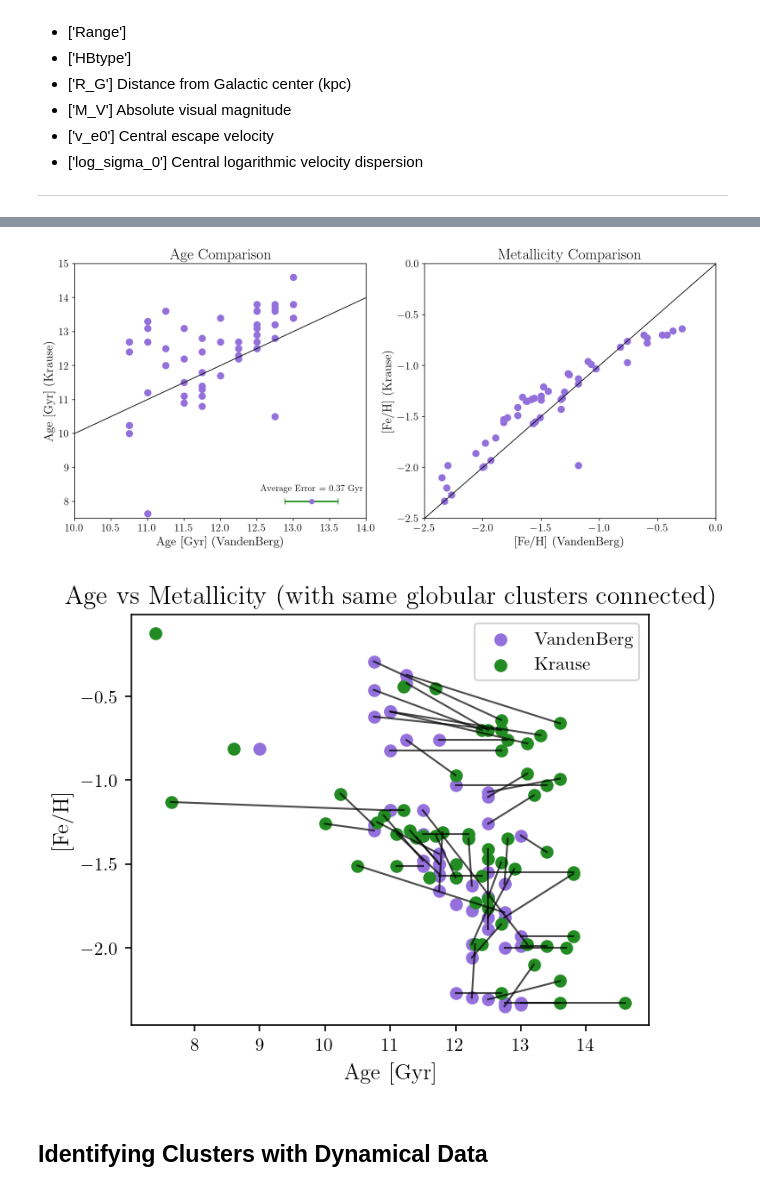
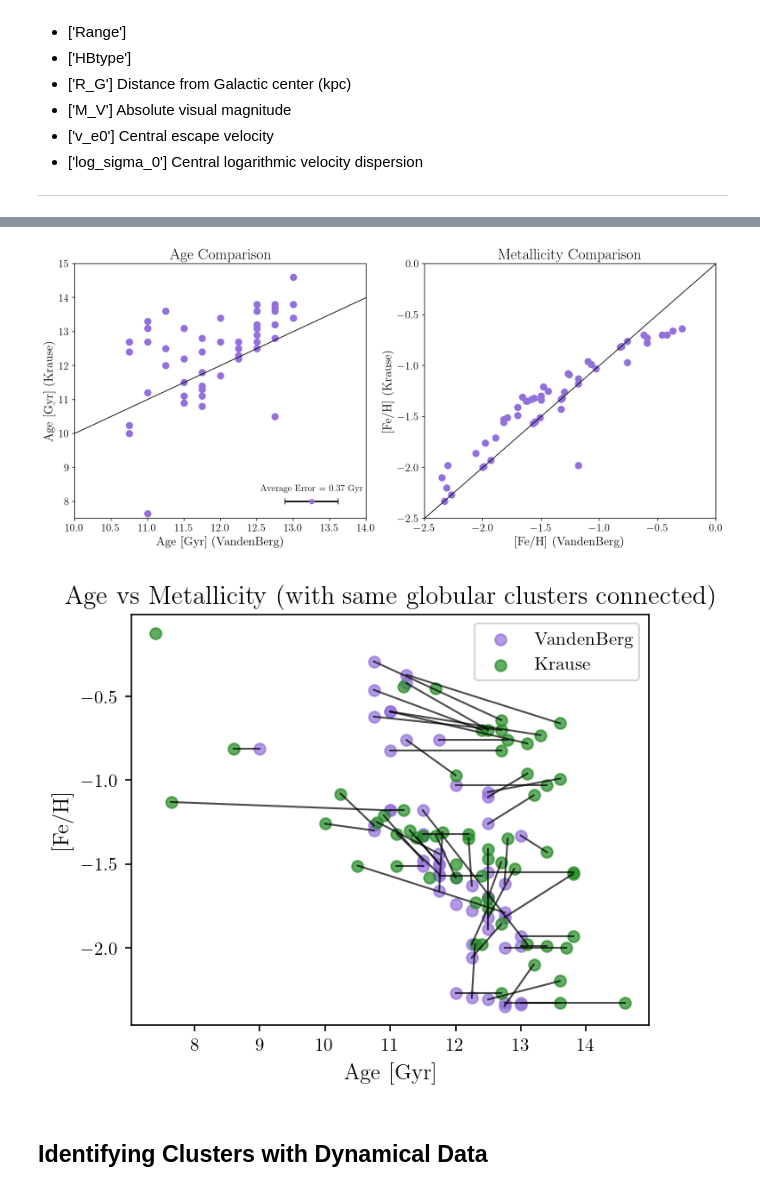
Before and after one commit to sleepdepr1ved/PHYS3116_Team, a Jupyter notebook: PHYS3116_Main_Code.ipynb, the cells around one changed output, grey strips where cells are left out. Drawn from its saved outputs; the diff is of its cells as text; code cells hidden in the pictures.

```diff
--- a/PHYS3116_Main_Code.ipynb
+++ b/PHYS3116_Main_Code.ipynb
@@ -127,14 +112,15 @@ harris_p3['Object'] = harris_p3['Object'].astype(str) # make sure object column
 harris_p3['Object'] = harris_p3['Object'].str.replace(' ', '', regex=True) # remove spaces from object names
 
 # Krause: naming already consistent
+krause.loc[krause['Object'].str.upper() == 'RUPRECHT106', 'Object'] = 'Rup106' # change Ruprecht106 to Rup106 for consistency
+krause.loc[krause['Object'].str.upper() == 'PALOMAR12', 'Object'] = 'Pal12' # change Palomar12 to Pal12 for consistency
 
 # VandenBerg: make naming consistent
 vandenberg.rename(columns={'#NGC': 'Object'}, inplace=True) # rename column to 'Object' to match other dataframes
 vandenberg['Object'] = vandenberg['Object'].astype(str) # make sure object column is string type
 vandenberg['Object'] = 'NGC' + vandenberg['Object'] # add NGC to the start of each object
-# inspect what the problematic rows look like
-mask = vandenberg['Object'].str.upper() == 'NGCXXXX'
-vandenberg.loc[mask, 'Object'] = vandenberg.loc[mask, 'Name'].astype(str)
+vandenberg.loc[vandenberg['Object'].str.upper() == 'NGCXXXX', 'Object'] = vandenberg.loc[vandenberg['Object'].str.upper() == 'NGCXXXX', 'Name'].astype(str) # change NGCXXXX to the Name column for those objects
+vandenberg.loc[vandenberg['Object'].str.upper() == 'TER8', 'Object'] = 'Terzan8' # change Ter8 to Terzan8 for consistency
 # %%
 # merge data frames
 merged_all = pd.merge(harris_p1, harris_p3, on='Object')
@@ -150,7 +136,7 @@ axes[0].plot([10, 15], [10, 15], c='black', linestyle='-', lw=1, label='1:1 Line
 
 # add a representative error bar in corner
 errorbar = merged_all['Age_err'].mean()  # average error
-axes[0].errorbar(13.25, 8, xerr=errorbar, marker='o', color='mediumpurple', ecolor='forestgreen', capsize=4, lw=2)
+axes[0].errorbar(13.25, 8, xerr=errorbar, marker='o', color='mediumpurple', ecolor='k', capsize=4, lw=2)
 axes[0].text(13.25, 8.3, f'Average Error = {errorbar:.2f} Gyr', fontsize=12, ha='center') # error bar text
 
 axes[0].set_xlabel('Age [Gyr] (VandenBerg)', fontsize=16)
@@ -172,27 +158,27 @@ axes[1].tick_params(axis='both', which='major', labelsize=14)
 
 plt.show()
 # %% [output]
-[figure, old version]
+[figure, new version]
 # %%
 # Age-metallicity plot with data from VandenBerg and Krause with lines connecting matching objects
 plt.figure(figsize=(5, 4))
-plt.scatter(vandenberg['Age'], vandenberg['FeH'], marker='o', c='mediumpurple', label='VandenBerg')
-plt.scatter(krause['Age'], krause['FeH'], marker='o', c='forestgreen', label='Krause')
+plt.scatter(vandenberg['Age'], vandenberg['FeH'], marker='o', c='mediumpurple', label='VandenBerg', alpha=0.7)
+plt.scatter(krause['Age'], krause['FeH'], marker='o', c='forestgreen', label='Krause', alpha=0.7)
 
 # Connect matching objects
 for object in set(vandenberg['Object']).intersection(krause['Object']): # find common objects
     v = vandenberg[vandenberg['Object'] == object].iloc[0] # get object row for vandenberg
     k = krause[krause['Object'] == object].iloc[0]  # get object row for krause
     plt.plot([v['Age'], k['Age']], [v['FeH'], k['FeH']],color='k', linestyle='-', linewidth=1, alpha=0.7) # plot line between same objects
 
 # labels
 plt.title('Age vs Metallicity (with same globular clusters connected)', fontsize=14)
 plt.xlabel('Age [Gyr]', fontsize=12)
 plt.ylabel('[Fe/H]', fontsize=12)
 plt.legend()
 plt.show()
 # %% [output]
-[figure, old version]
+[figure, new version]
 # %%
 # keep only the vandenberg (x) values for FeH, Age, and R_gc
 merged_all['FeH'] = merged_all['FeH_x']
```
Also changed, not shown: parts of 5 cells of this notebook, 1 other file.
